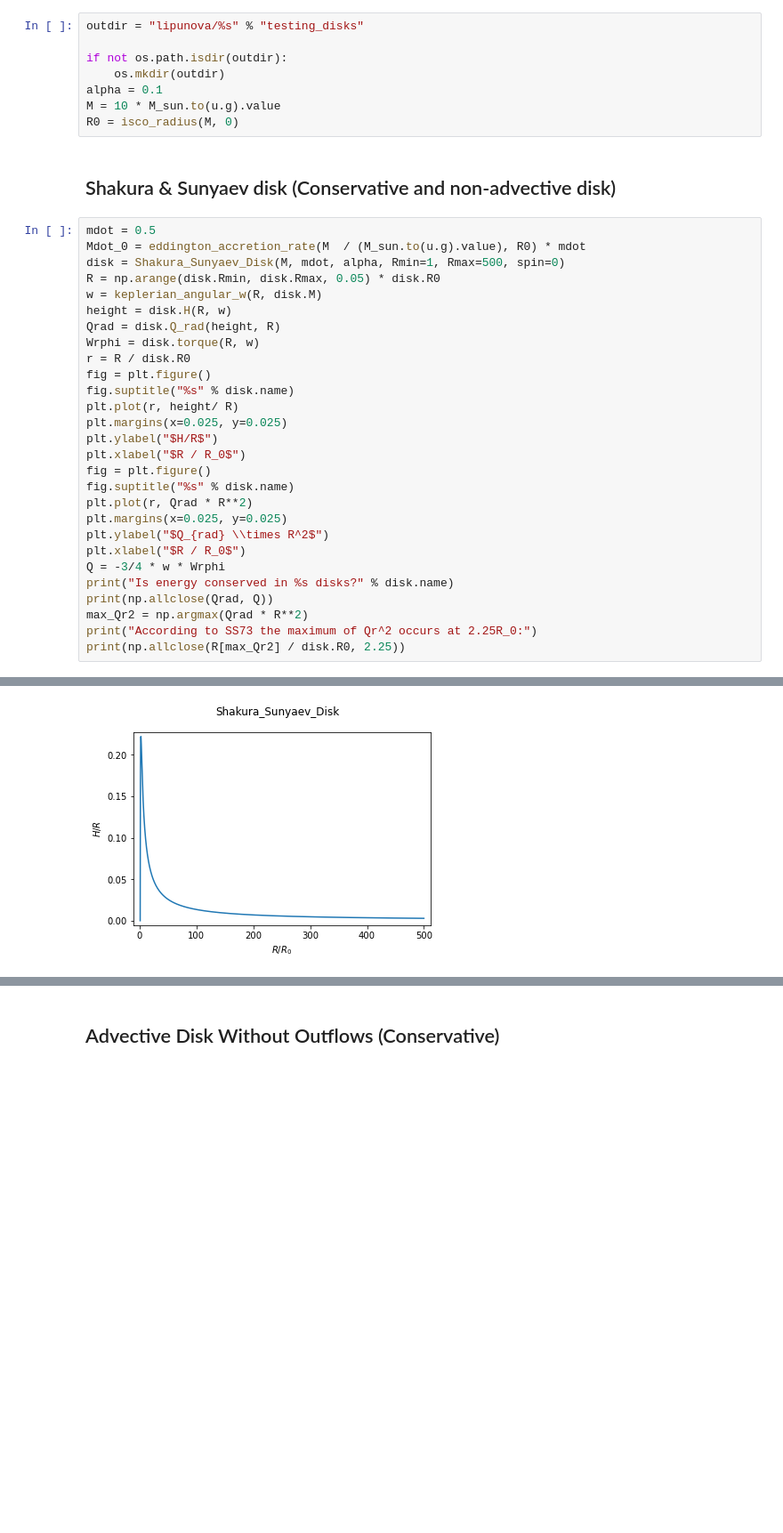
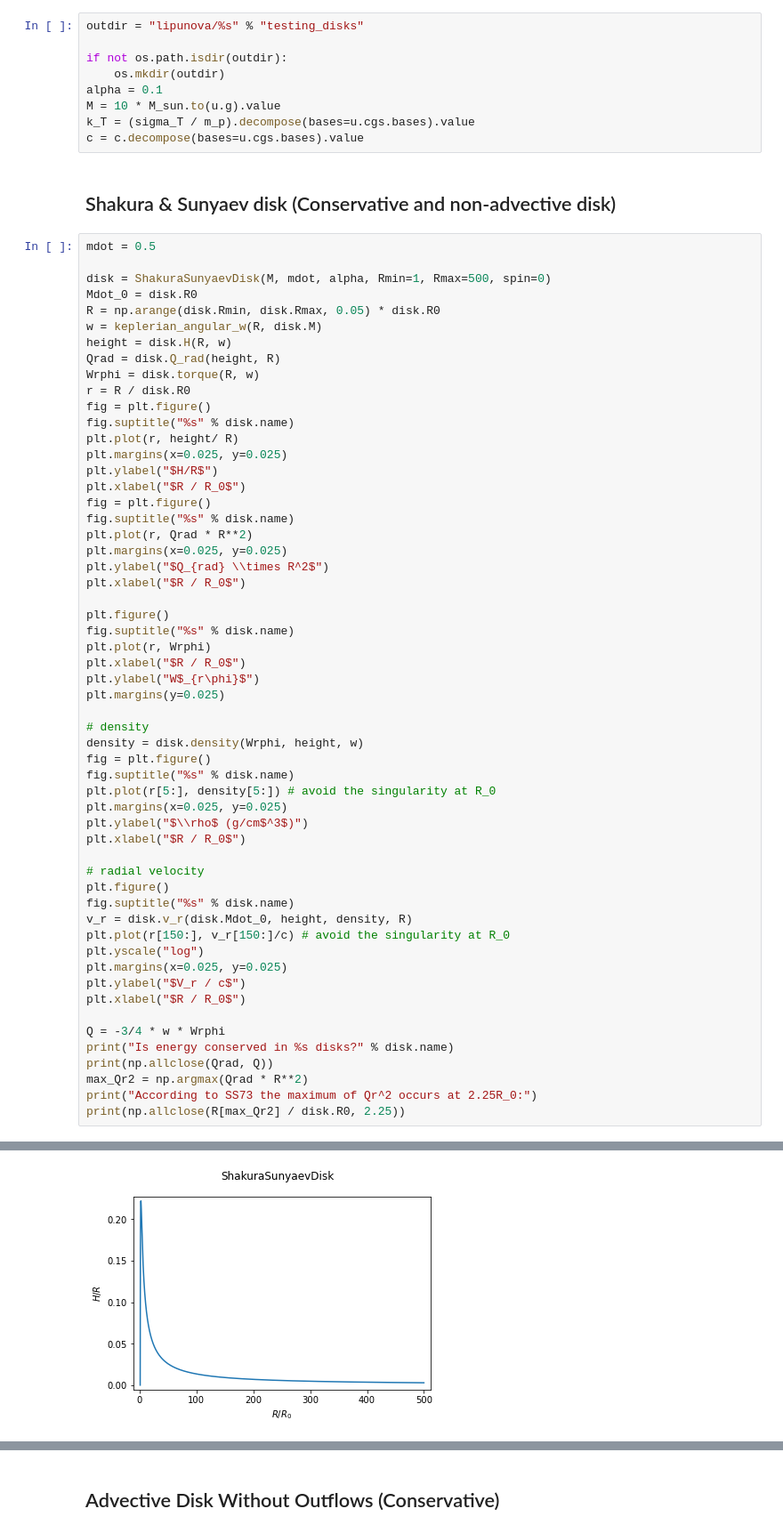
Before and after one commit to andresgur/lipunova, a Jupyter notebook: accretion_disks.ipynb, the cells around one changed output, grey strips where cells are left out. Shown at 89% size. Drawn from its saved outputs; the diff is of its cells as text; blank space fills up the shorter version.

```diff
--- a/accretion_disks.ipynb
+++ b/accretion_disks.ipynb
@@ -12,13 +14,15 @@ if not os.path.isdir(outdir):
     os.mkdir(outdir)
 alpha = 0.1
 M = 10 * M_sun.to(u.g).value
-R0 = isco_radius(M, 0)
+k_T = (sigma_T / m_p).decompose(bases=u.cgs.bases).value
+c = c.decompose(bases=u.cgs.bases).value
 # %% [markdown]
 ## Shakura & Sunyaev disk (Conservative and non-advective disk)
 # %%
 mdot = 0.5
-Mdot_0 = eddington_accretion_rate(M  / (M_sun.to(u.g).value), R0) * mdot
-disk = Shakura_Sunyaev_Disk(M, mdot, alpha, Rmin=1, Rmax=500, spin=0)
+
+disk = ShakuraSunyaevDisk(M, mdot, alpha, Rmin=1, Rmax=500, spin=0)
+Mdot_0 = disk.R0
 R = np.arange(disk.Rmin, disk.Rmax, 0.05) * disk.R0
 w = keplerian_angular_w(R, disk.M)
 height = disk.H(R, w)
@@ -37,6 +41,33 @@ plt.plot(r, Qrad * R**2)
 plt.margins(x=0.025, y=0.025)
 plt.ylabel("$Q_{rad} \\times R^2$")
 plt.xlabel("$R / R_0$")
+
+plt.figure()
+fig.suptitle("%s" % disk.name)
+plt.plot(r, Wrphi)
+plt.xlabel("$R / R_0$")
+plt.ylabel("W$_{r\phi}$")
+plt.margins(y=0.025)
+
+# density
+density = disk.density(Wrphi, height, w)
+fig = plt.figure()
+fig.suptitle("%s" % disk.name)
+plt.plot(r[5:], density[5:]) # avoid the singularity at R_0
+plt.margins(x=0.025, y=0.025)
+plt.ylabel("$\\rho$ (g/cm$^3$)")
+plt.xlabel("$R / R_0$")
+
+# radial velocity
+plt.figure()
+fig.suptitle("%s" % disk.name)
+v_r = disk.v_r(disk.Mdot_0, height, density, R)
+plt.plot(r[150:], v_r[150:]/c) # avoid the singularity at R_0
+plt.yscale("log")
+plt.margins(x=0.025, y=0.025)
+plt.ylabel("$V_r / c$")
+plt.xlabel("$R / R_0$")
+
 Q = -3/4 * w * Wrphi
 print("Is energy conserved in %s disks?" % disk.name)
 print(np.allclose(Qrad, Q))
@@ -49,4 +80,4 @@ Is energy conserved in Shakura_Sunyaev_Disk disks?
 True
 According to SS73 the maximum of Qr^2 occurs at 2.25R_0:
 True
-[figure, old version]
+[figure, new version]
```
Also changed, not shown: parts of 9 cells of this notebook, 1 other file.
